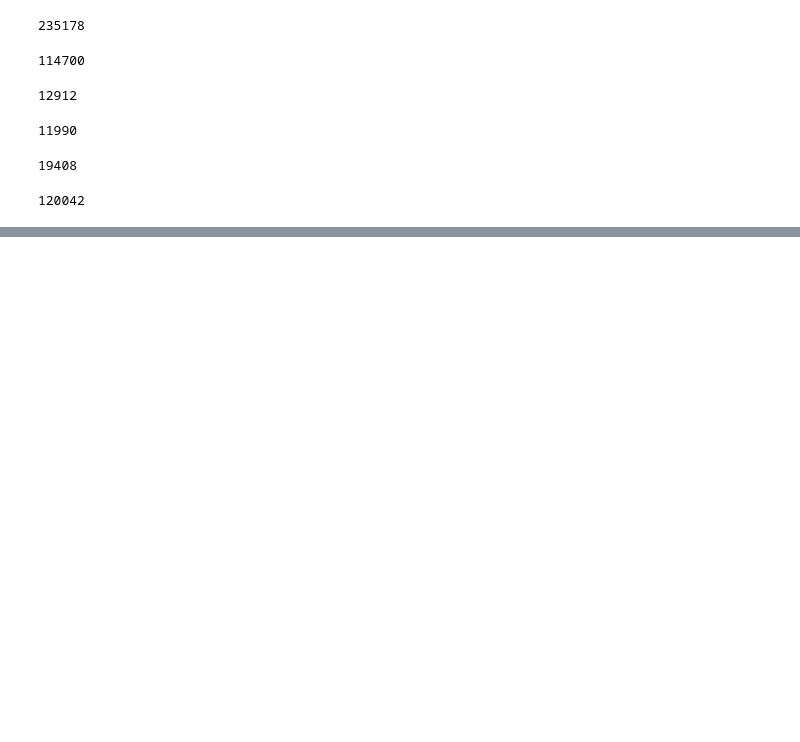
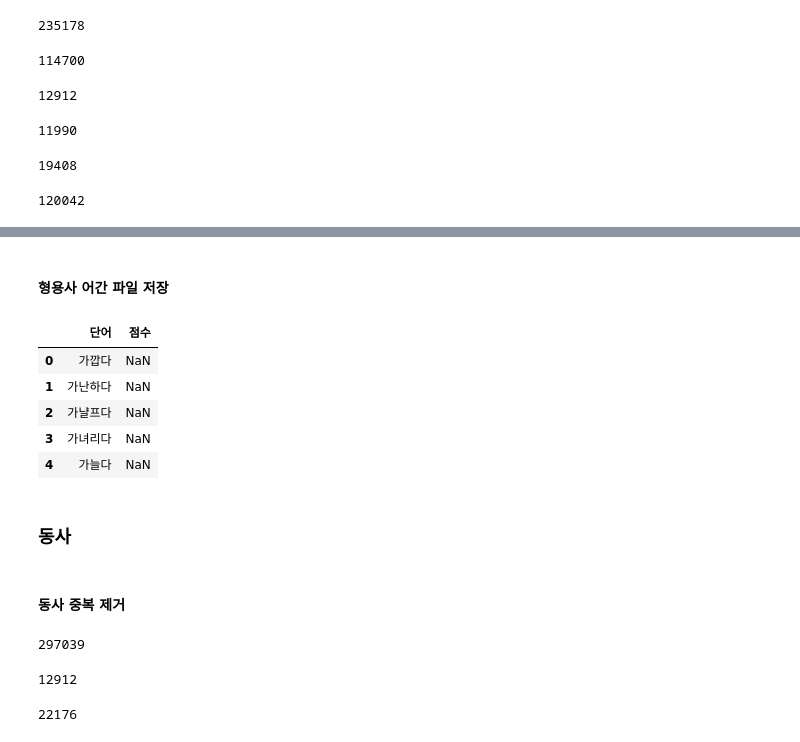
Before and after one commit to sang105kr/kdt_pythonstudy, a Jupyter notebook: nlp/team_based_review_2.ipynb, the cells around one changed output, grey strips where cells are left out. Drawn from its saved outputs; the diff is of its cells as text; code cells hidden in the pictures; blank space fills up the shorter version.

```diff
--- a/nlp/team_based_review_2.ipynb
+++ b/nlp/team_based_review_2.ipynb
@@ -163,0 +203,2 @@ len(adj_stem_list_3t)
+# %% [markdown]
+#### 형용사 어간 파일 저장
@@ -163,0 +217,35 @@ len(adj_stem_list_3t)
+# %%
+tmp = pd.read_csv('./data/sentimental_1t_adj.csv', encoding='cp949')
+tmp.head()
+# %% [output]
+|  | 단어 | 점수 |
+| 0 | 가깝다 | NaN |
+| 1 | 가난하다 | NaN |
+| 2 | 가냘프다 | NaN |
+| 3 | 가녀리다 | NaN |
+| 4 | 가늘다 | NaN |
+# %% [markdown]
+### 동사
+# %% [markdown]
+#### 동사 중복 제거
+# %%
+# 중복제거후
+verb_list_1t = ' '.join(df_1t['verb'].dropna().sort_values().drop_duplicates()).split()
+verb_list_1t = list(set(verb_list_1t))
+print(len(verb_list_1t))
+# %% [output]
+297039
+# %%
+# 중복제거후
+verb_list_2t = ' '.join(df_2t['verb'].dropna().sort_values().drop_duplicates()).split()
+verb_list_2t = list(set(verb_list_2t))
+print(len(adj_list_2t))
+# %% [output]
+12912
+# %%
+# 중복제거후
+verb_list_3t = ' '.join(df_3t['verb'].dropna().sort_values().drop_duplicates()).split()
+verb_list_3t = list(set(verb_list_3t))
+print(len(verb_list_3t))
+# %% [output]
+22176
```
Also changed, not shown: parts of 45 cells of this notebook.
